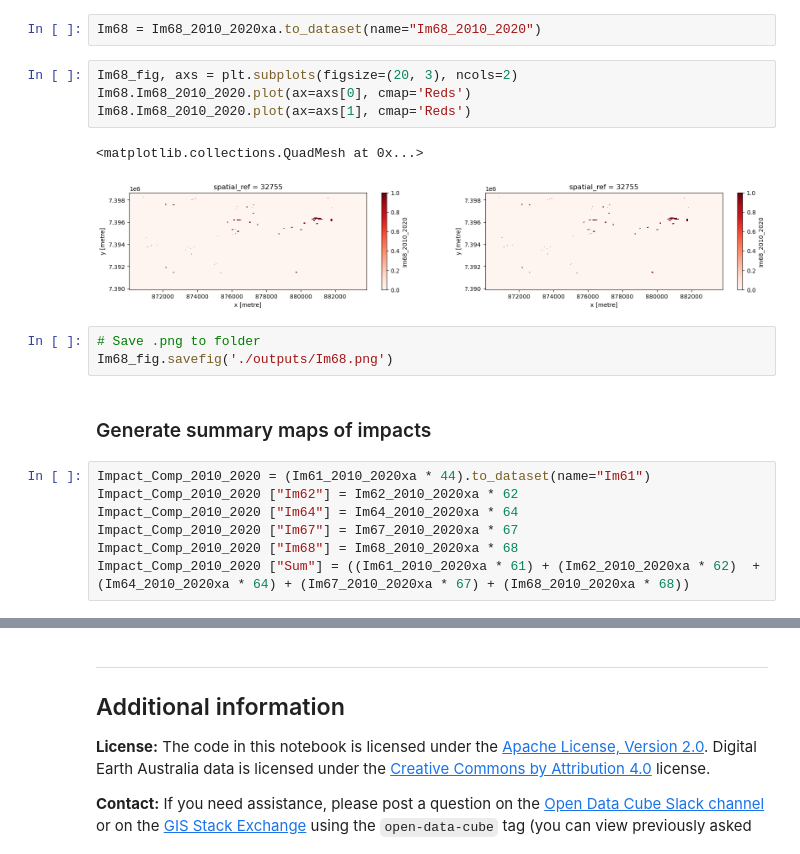
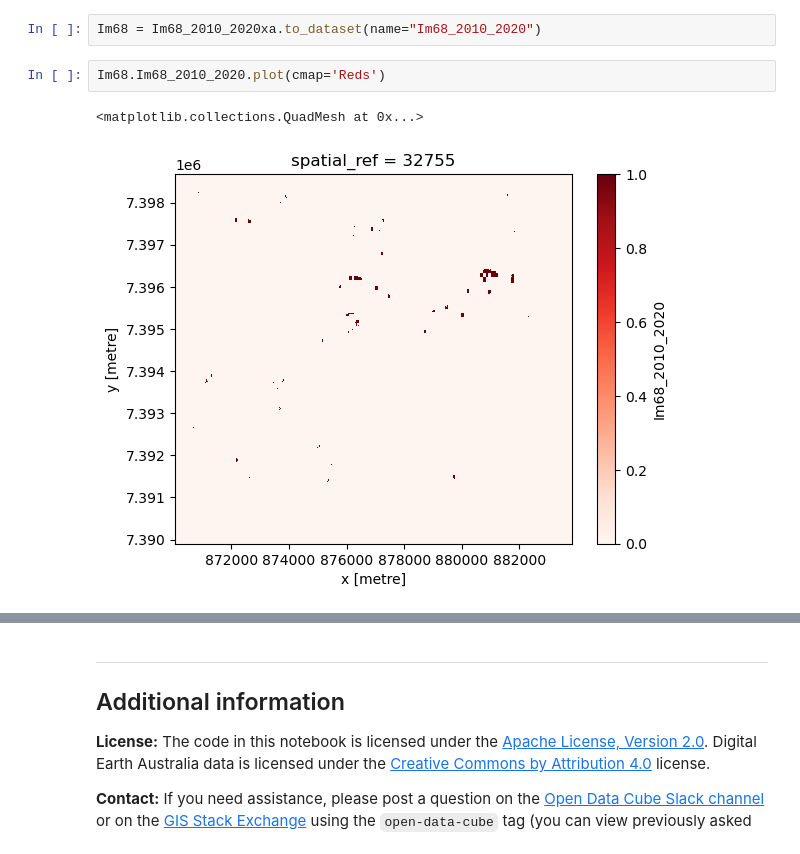
Before and after one commit to livingearth-system/living_coasts, a Jupyter notebook: 6_Evidence for impacts.ipynb, the cells around one changed output, grey strips where cells are left out. Drawn from its saved outputs; the diff is of its cells as text.

```diff
--- a/6_Evidence for impacts.ipynb
+++ b/6_Evidence for impacts.ipynb
@@ -1151,21 +1074,7 @@ Im68_2010_2020xa = Im68_2010_2020xa
 # %%
 Im68 = Im68_2010_2020xa.to_dataset(name="Im68_2010_2020")
 # %%
-Im68_fig, axs = plt.subplots(figsize=(20, 3), ncols=2)
-Im68.Im68_2010_2020.plot(ax=axs[0], cmap='Reds')
-Im68.Im68_2010_2020.plot(ax=axs[1], cmap='Reds')
+Im68.Im68_2010_2020.plot(cmap='Reds')
 # %% [output]
 <matplotlib.collections.QuadMesh at 0x...>
-[figure, old version]
+[figure, new version]
-# %%
-# Save .png to folder
-Im68_fig.savefig('./outputs/Im68.png')
-# %% [markdown]
-### Generate summary maps of impacts
-# %%
-Impact_Comp_2010_2020 = (Im61_2010_2020xa * 44).to_dataset(name="Im61")
-Impact_Comp_2010_2020 ["Im62"] = Im62_2010_2020xa * 62
-Impact_Comp_2010_2020 ["Im64"] = Im64_2010_2020xa * 64
-Impact_Comp_2010_2020 ["Im67"] = Im67_2010_2020xa * 67
-Impact_Comp_2010_2020 ["Im68"] = Im68_2010_2020xa * 68
-Impact_Comp_2010_2020 ["Sum"] = ((Im61_2010_2020xa * 61) + (Im62_2010_2020xa * 62)  + (Im64_2010_2020xa * 64) + (Im67_2010_2020xa * 67) + (Im68_2010_2020xa * 68))
```
Also changed, not shown: parts of 71 cells of this notebook, 53 other files.
